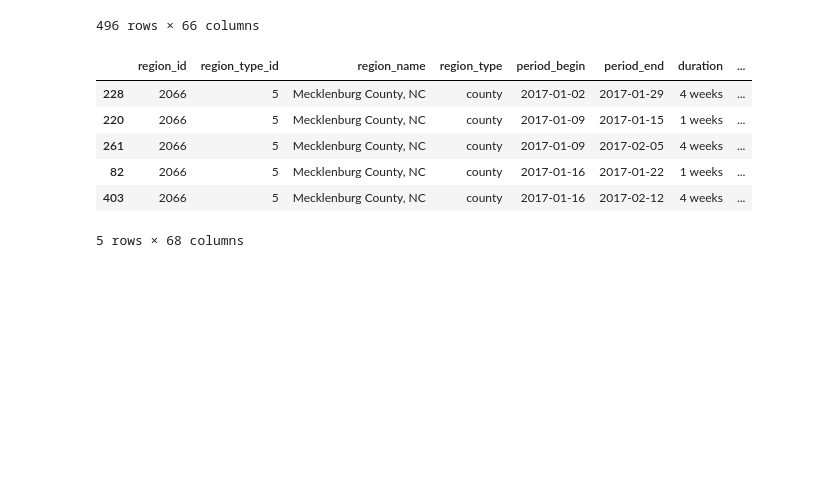
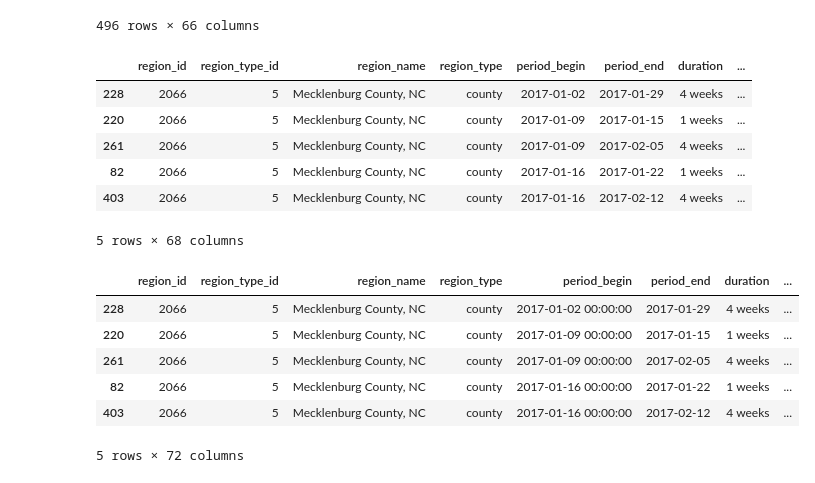
Before and after one commit to bmedford01/RealEstateProject, a Jupyter notebook: RealEstateProject_Jupyter_HomeSalesData.ipynb, the cells around one changed output. Cells and saved outputs as stored; diff of their text form; code cells hidden in the pictures; blank space fills up the shorter version.

```diff
--- a/RealEstateProject_Jupyter_HomeSalesData.ipynb
+++ b/RealEstateProject_Jupyter_HomeSalesData.ipynb
@@ -69,3 +69,14 @@ df_home_sales.head()
 # Split the Period Begin column into Year, Month and Day columns to retrieve Year and Month values on their own.
 df_home_sales['period_begin'] = df_home_sales['period_begin'].apply(str)
 df_home_sales[['Year', 'Month', 'Day']] = df_home_sales.period_begin.str.split("-",expand=True)
+# %%
+df_home_sales['Date'] = df_home_sales['Month'].map(str) + df_home_sales['Year'].map(str)
+df_home_sales.head()
+# %% [output]
+|  | region_id | region_type_id | region_name | region_type | period_begin | period_end | duration | ... |
+| 228 | 2066 | 5 | Mecklenburg County, NC | county | 2017-01-02 00:00:00 | 2017-01-29 | 4 weeks | ... |
+| 220 | 2066 | 5 | Mecklenburg County, NC | county | 2017-01-09 00:00:00 | 2017-01-15 | 1 weeks | ... |
+| 261 | 2066 | 5 | Mecklenburg County, NC | county | 2017-01-09 00:00:00 | 2017-02-05 | 4 weeks | ... |
+| 82 | 2066 | 5 | Mecklenburg County, NC | county | 2017-01-16 00:00:00 | 2017-01-22 | 1 weeks | ... |
+| 403 | 2066 | 5 | Mecklenburg County, NC | county | 2017-01-16 00:00:00 | 2017-02-12 | 4 weeks | ... |
+5 rows × 72 columns
```
Also changed, not shown: parts of 7 cells of this notebook, 8 other files.
